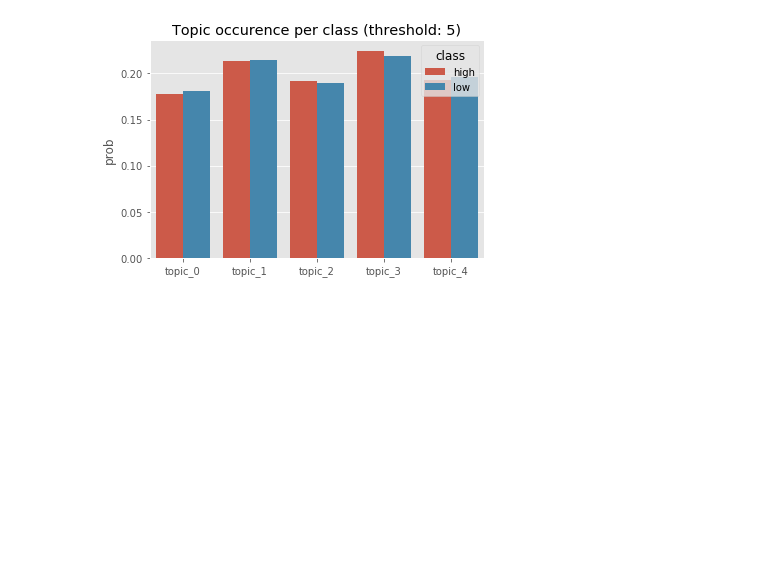
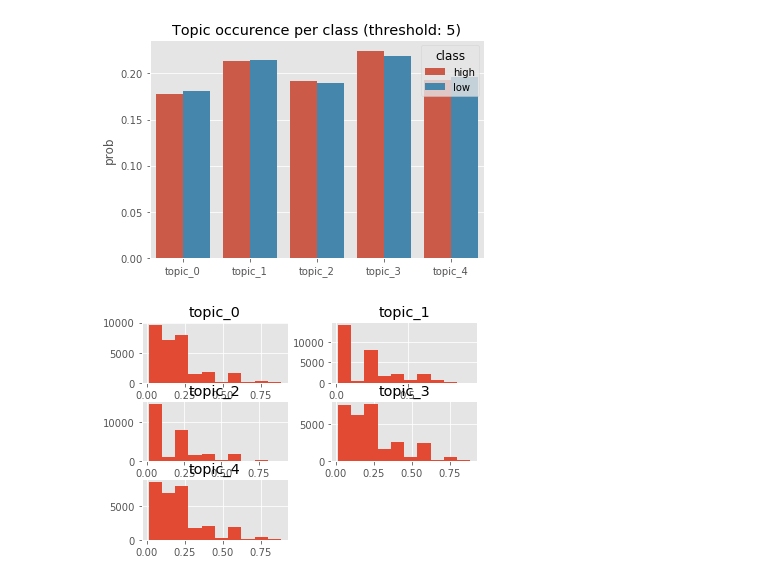
Before and after one commit to fdelia/bots, a Jupyter notebook: 4_clustering_comments.ipynb, the cells around one changed output. Cells and saved outputs as stored; diff of their text form; code cells hidden in the pictures; blank space fills up the shorter version.

```diff
--- a/4_clustering_comments.ipynb
+++ b/4_clustering_comments.ipynb
@@ -256,3 +256,13 @@ plt.title('Topic occurence per class (threshold: {})'.format(threshold))
 plt.show()
 # %% [output]
 [figure]
+# %%
+# For each topic, how is the distribution of comments
+# = distribution in the columns topic_0, topic_1, ...
+columns = []
+for i in range(0, n_components):
+    columns.append('topic_' + str(i))
+df_com.hist(column=columns)
+print()
+# %% [output]
+[figure, added]
```
Also changed, not shown: parts of 1 cell of this notebook, 3 other files.
